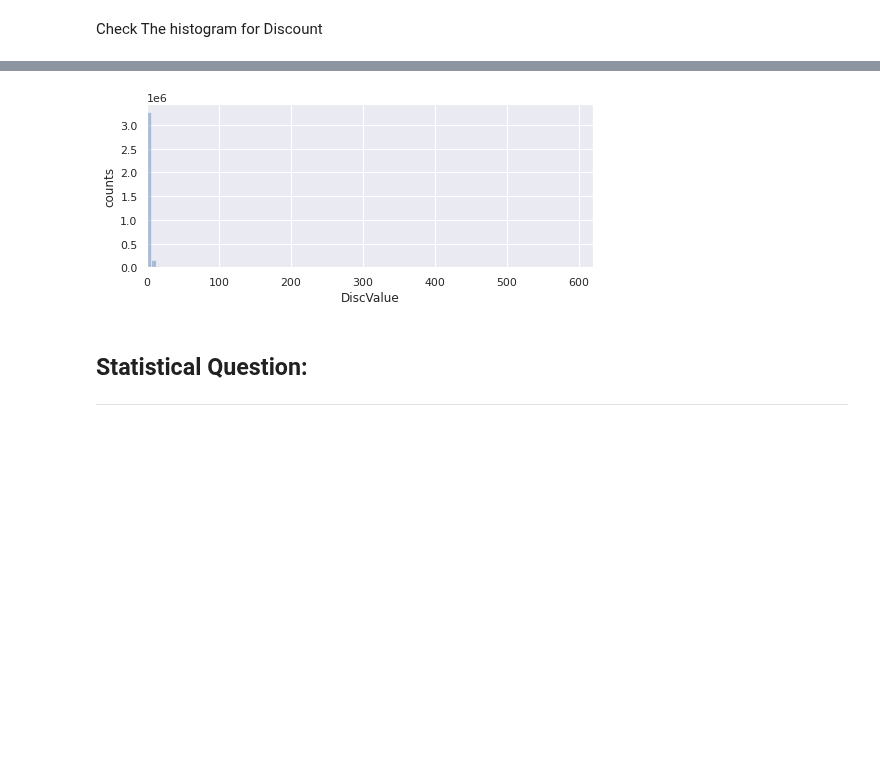
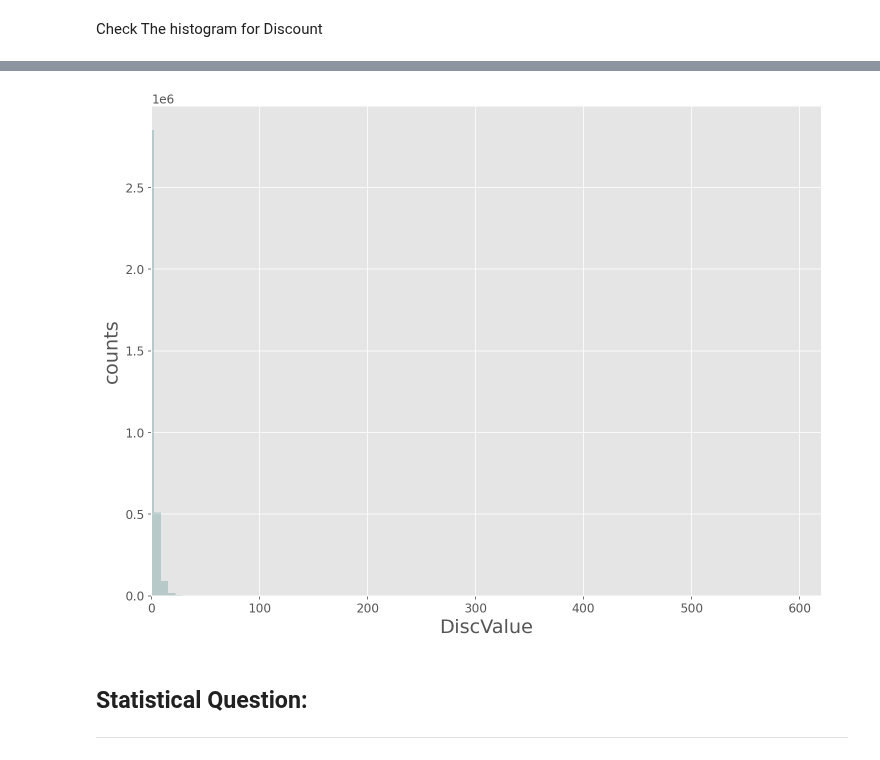
Before and after one commit to POS-Cross/Bravo-EDA, a Jupyter notebook: Bravo_EDA.ipynb, the cells around one changed output, grey strips where cells are left out. Drawn from its saved outputs; the diff is of its cells as text; code cells hidden in the pictures; blank space fills up the shorter version.

```diff
--- a/Bravo_EDA.ipynb
+++ b/Bravo_EDA.ipynb
@@ -281,7 +276,8 @@ memory usage: 733.8 MB
 # %% [markdown]
 From the clean data frame, we will drop unimportant features. Those features are either a repeated data or not useful in the EDA at this stage.
 # %%
-COLUMNS_TO_DROP=['dTicketInternalKey','Invoice_Date','Barcode', 'dVendorId' ,'cBrutoValue', 'POS_NO','Barcode', 'GrossRetailPrice' ,'Quantity' ,'dVendorId','DeptNo','CashierNo']
+# COLUMNS_TO_DROP=['dTicketInternalKey','Invoice_Date','Barcode', 'dVendorId' ,'cBrutoValue', 'POS_NO','Barcode', 'GrossRetailPrice' ,'Quantity' ,'dVendorId','DeptNo','CashierNo']
+COLUMNS_TO_DROP=['BravoNo','BillNo','Invoice_Date','POS_NO','Barcode','dVendorId',	'DeptNo',	'CashierNo']
 df_transactions= df_clean.drop(columns=COLUMNS_TO_DROP, axis=1)
 df_transactions
 # %% [output]
@@ -390,10 +372,12 @@ df_clean[df_clean.Total_Net_InvoiceIncVAT == 0]
 | 3475405 | 31754667 | 1 | 14/12/2019 0:00:00 | -12.0 | 2 | 1227 | 9305 | 717273504189 | ... |
 1893 rows × 25 columns
 # %%
-sns.set(color_codes=True)
+#Total_Net_InvoiceIncVAT info redudent per item for each dTicketInternalKey
 
-f, ax = plt.subplots(1,1, figsize=(8, 3));
-ax = sns.distplot(df_transactions.Total_Net_InvoiceIncVAT, kde=True, bins=70)
+# sns.set(color_codes=True)
 
-ax.set(xlim=(0, 1000));
-ax.set_ylabel('counts');
+# f, ax = plt.subplots(1,1, figsize=(8, 3));
+# ax = sns.distplot(df_transactions.Total_Net_InvoiceIncVAT, kde=True, bins=70)
+
+# ax.set(xlim=(-1000, 1000));
+# ax.set_ylabel('counts');
@@ -403,9 +385,9 @@ ax.set_ylabel('counts');
 **Data Cleaning for Total_Net_InvoiceIncVAT values that equals zero**
 In this stage we will drop data with value zero.
 # %%
-# Get names of indexes for which column Total_Net_InvoiceIncVAT has value equals 0
-indexNames = df_transactions.loc[(df_transactions['Total_Net_InvoiceIncVAT']==0)].index
+# # Get names of indexes for which column Total_Net_InvoiceIncVAT has value equals 0
+# indexNames = df_transactions.loc[(df_transactions['Total_Net_InvoiceIncVAT']==0)].index
 
-# Delete these row indexes from dataFrame
-df_transactions.drop(indexNames , inplace=True )
-df_transactions
+# # Delete these row indexes from dataFrame
+# df_transactions.drop(indexNames , inplace=True )
+# df_transactions
@@ -426,8 +394,8 @@ df_transactions
 # %%
-sns.set(color_codes=True)
+# sns.set(color_codes=True)
 
-f, ax = plt.subplots(1,1, figsize=(8, 3));
-ax = sns.distplot(df_transactions.Total_Net_InvoiceIncVAT, kde=True, bins=70)
+# f, ax = plt.subplots(1,1, figsize=(8, 3));
+# ax = sns.distplot(df_transactions.Total_Net_InvoiceIncVAT, kde=True, bins=70)
 
-ax.set(xlim=(0, 1000));
-ax.set_ylabel('counts');
+# ax.set(xlim=(0, 1000));
+# ax.set_ylabel('counts');
@@ -464,13 +430,13 @@ print(df_transactions.DiscValue.min(),' - ' ,df_transactions.DiscValue.max())
 # %%
-sns.set(color_codes=True)
+# sns.set(color_codes=True)
 
-f, ax = plt.subplots(1,1, figsize=(8, 3));
+# f, ax = plt.subplots(1,1, figsize=(8, 3));
 ax = sns.distplot(df_transactions.DiscValue, kde=False, bins=100)
 
 ax.set(xlim=(0, 620));
 ax.set_ylabel('counts');
 # %% [output]
-[figure, old version]
+[figure, new version]
 # %% [markdown]
 ## Statistical Question:
 
```
Also changed, not shown: parts of 43 cells of this notebook.
